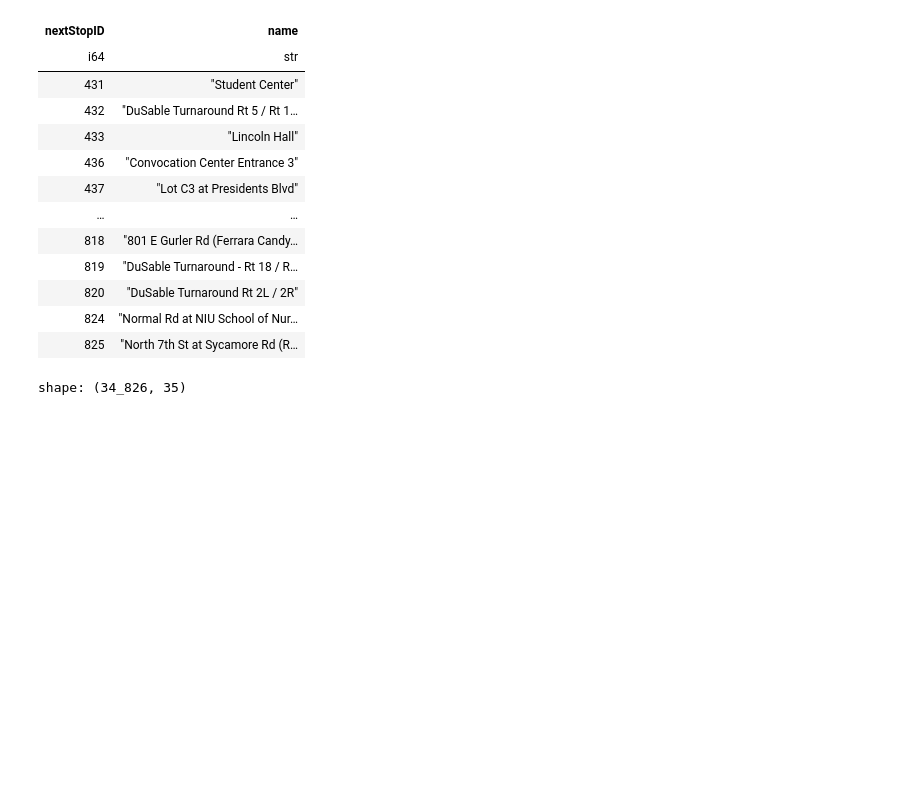
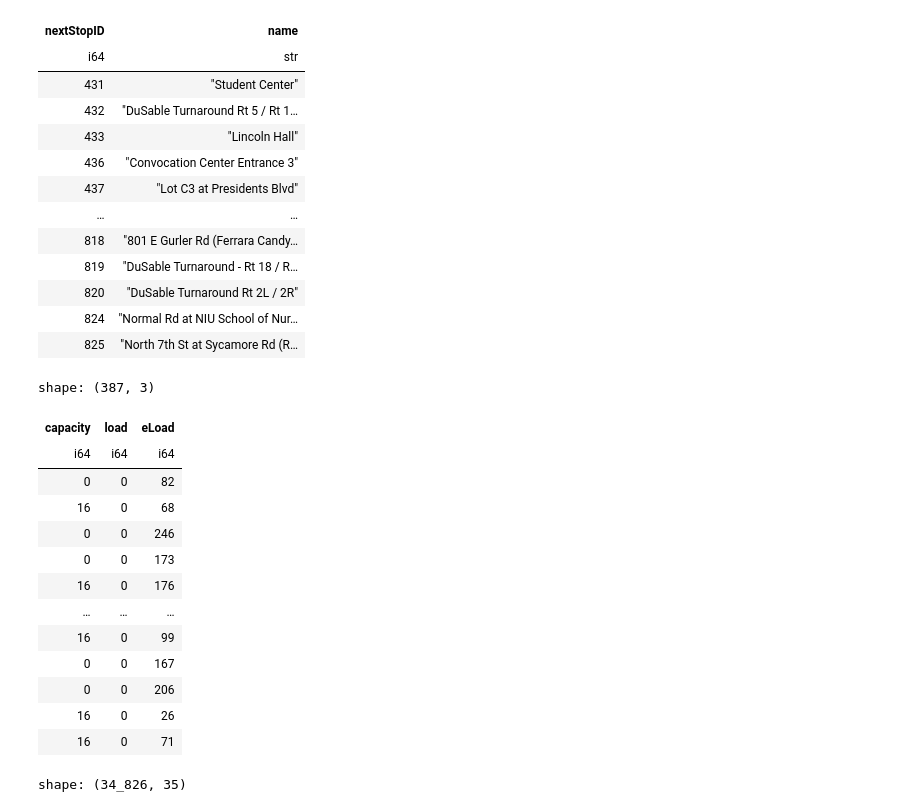
Before and after one commit to shaivilp/Research-Rookies, a Jupyter notebook: data_visualization/predictions.ipynb, the cells around one changed output. Cells and saved outputs as stored; diff of their text form; code cells hidden in the pictures; blank space fills up the shorter version.

Commit message:
feat: Added a check to see capacity, load and eload across the whole dataframe

```diff
--- a/data_visualization/predictions.ipynb
+++ b/data_visualization/predictions.ipynb
@@ -161,6 +161,23 @@ shape: (240, 2)
 #Left join stops to get stop names for nextStopID and lastStopID
 df = df.join(stops.rename({"id": "nextStopID"}).select(["nextStopID", "name"]).unique(), on="nextStopID", how="left").rename({"name": "nextStopName"})
 df = df.join(stops.rename({"id": "lastStopID"}).select(["lastStopID", "name"]).unique(), on="lastStopID", how="left").rename({"name": "lastStopName"})
+# %%
+df['capacity', 'load', 'eLoad'].unique()
+# %% [output]
+shape: (387, 3)
+| capacity | load | eLoad |
+| i64 | i64 | i64 |
+| 0 | 0 | 82 |
+| 16 | 0 | 68 |
+| 0 | 0 | 246 |
+| 0 | 0 | 173 |
+| 16 | 0 | 176 |
+| … | … | … |
+| 16 | 0 | 99 |
+| 0 | 0 | 167 |
+| 0 | 0 | 206 |
+| 16 | 0 | 26 |
+| 16 | 0 | 71 |
 # %%
 #Filter out the subset of data we want to work with
 subset = df.filter(
```
Also changed, not shown: parts of 3 cells of this notebook.
